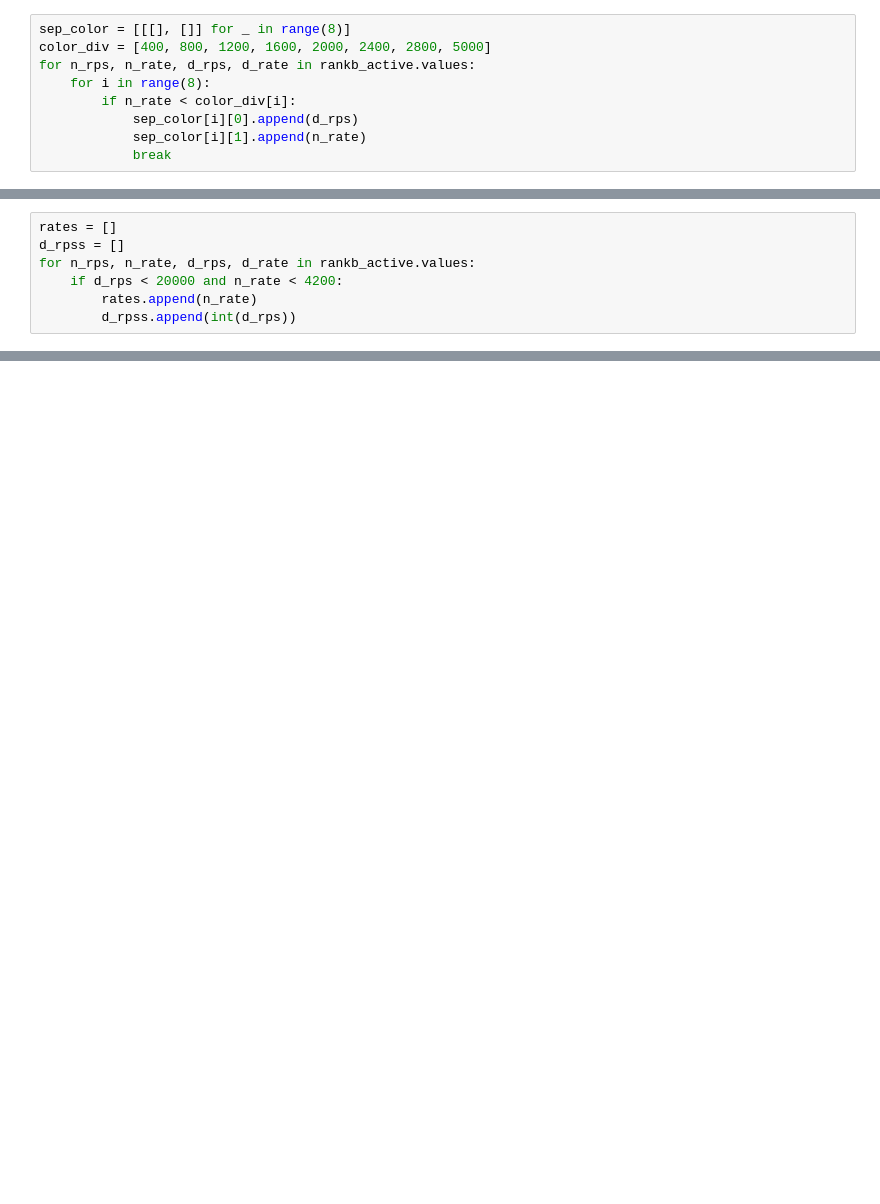
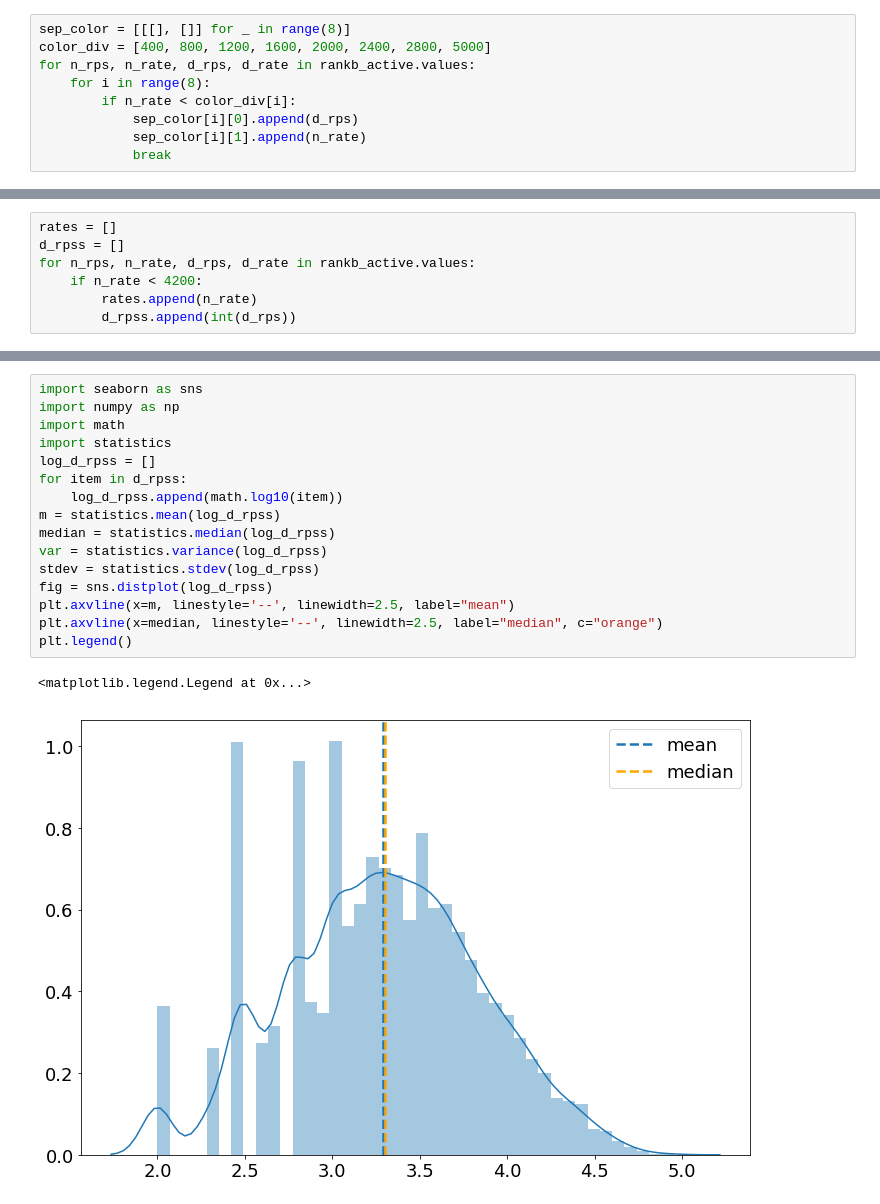
Before and after one commit to nagitausu/atcoder_scraping, a Jupyter notebook: dscore_vs_drate.ipynb, the cells around one changed output, grey strips where cells are left out. Cells and saved outputs as stored; diff of their text form; blank space fills up the shorter version.

```diff
--- a/dscore_vs_drate.ipynb
+++ b/dscore_vs_drate.ipynb
@@ -147,7 +147,7 @@ plt.savefig("rate_vs_mrps_close.png")
 rates = []
 d_rpss = []
 for n_rps, n_rate, d_rps, d_rate in rankb_active.values:
-    if d_rps < 20000 and n_rate < 4200:
+    if n_rate < 4200:
         rates.append(n_rate)
         d_rpss.append(int(d_rps))
 # %%
@@ -167,0 +168,19 @@ plt.show()
+# %%
+import seaborn as sns
+import numpy as np
+import math
+import statistics
+log_d_rpss = []
+for item in d_rpss:
+    log_d_rpss.append(math.log10(item))
+m = statistics.mean(log_d_rpss)
+median = statistics.median(log_d_rpss)
+var = statistics.variance(log_d_rpss)
+stdev = statistics.stdev(log_d_rpss)
+fig = sns.distplot(log_d_rpss)
+plt.axvline(x=m, linestyle='--', linewidth=2.5, label="mean")
+plt.axvline(x=median, linestyle='--', linewidth=2.5, label="median", c="orange")
+plt.legend()
+# %% [output]
+<matplotlib.legend.Legend at 0x...>
+[figure, added]
```
Also changed, not shown: parts of 15 cells of this notebook, 5 other files.
